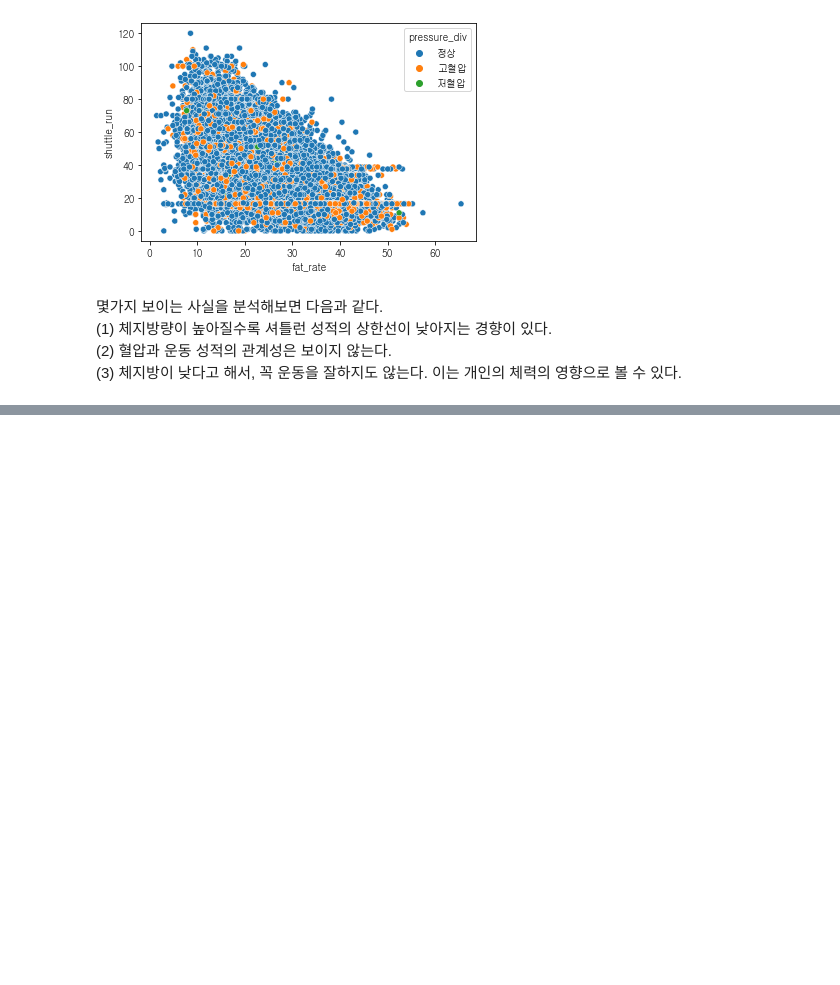
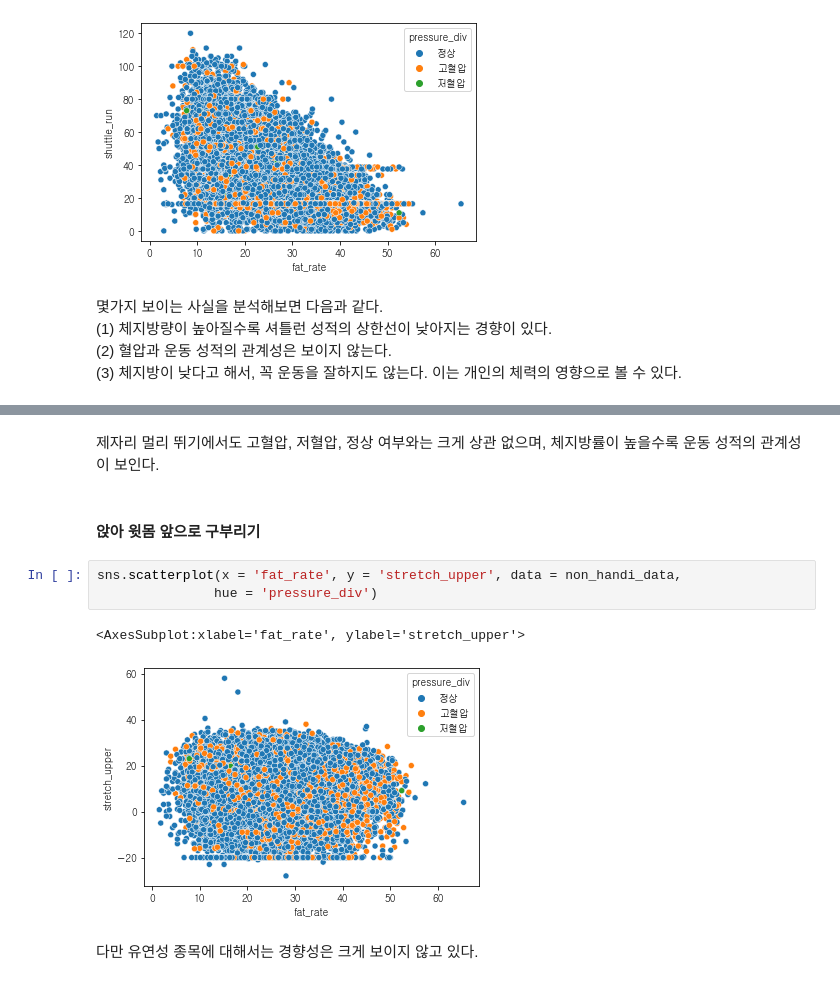
Before and after one commit to SeongwonTak/Data_projects, a Jupyter notebook: Physical_fitness_project/Physical_fitness_project.ipynb, the cells around one changed output, grey strips where cells are left out. Cells and saved outputs as stored; diff of their text form; blank space fills up the shorter version.

```diff
--- a/Physical_fitness_project/Physical_fitness_project.ipynb
+++ b/Physical_fitness_project/Physical_fitness_project.ipynb
@@ -1130,0 +1178,12 @@ sns.scatterplot(x = 'fat_rate', y = 'shuttle_run', data = non_handi_data,
+# %% [markdown]
+제자리 멀리 뛰기에서도 고혈압, 저혈압, 정상 여부와는 크게 상관 없으며, 체지방률이 높을수록 운동 성적의 관계성이 보인다.
+# %% [markdown]
+#### 앉아 윗몸 앞으로 구부리기
+# %%
+sns.scatterplot(x = 'fat_rate', y = 'stretch_upper', data = non_handi_data,
+               hue = 'pressure_div')
+# %% [output]
+<AxesSubplot:xlabel='fat_rate', ylabel='stretch_upper'>
+[figure, added]
+# %% [markdown]
+다만 유연성 종목에 대해서는 경향성은 크게 보이지 않고 있다.
```
Also changed, not shown: parts of 45 cells of this notebook.
